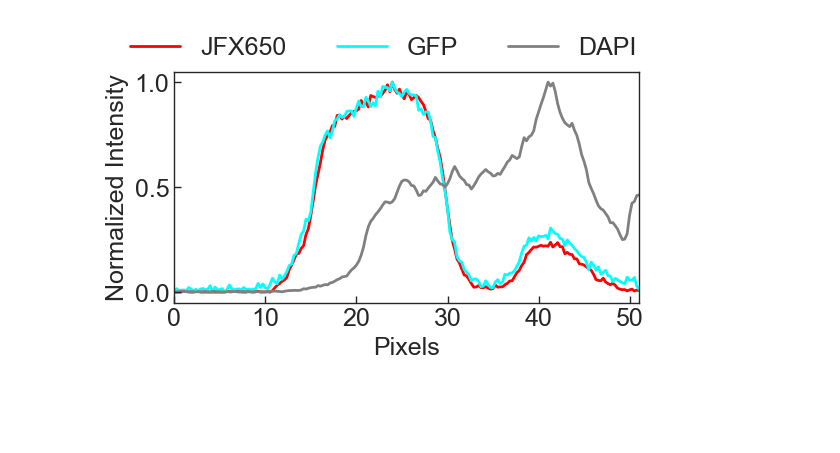
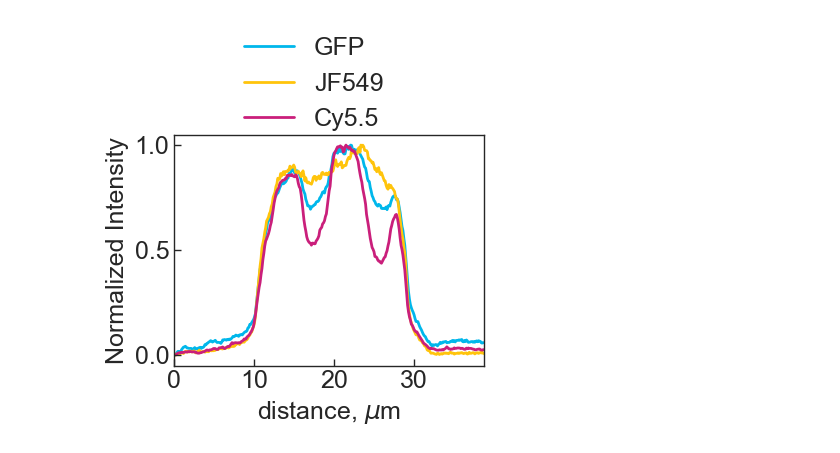
Before and after one commit to Guoming-Gao/GG-general-GuttmanLab, a Jupyter notebook: Plot_CrossSectionLineImageJ.ipynb, the cells around one changed output. Saved outputs shown, nothing was run; the diff lists cells and outputs as text; code cells hidden in the pictures; blank space fills up the shorter version.

```diff
--- a/Plot_CrossSectionLineImageJ.ipynb
+++ b/Plot_CrossSectionLineImageJ.ipynb
@@ -58,5 +17,46 @@ df = pd.DataFrame(
+# %%
+labels = ["GFP", "JF549", "Cy5.5"]
+colors = [
+    "#00B7EB",
+    "#FFC40C",
+    "#CA1F7B",
+]
 # %%
-plt.figure(figsize=(6, 3))
+folder = "/Volumes/guttman/Guoming_Gao-Resnick/Data_BIF/DEFAULT_USER/20250424_ONIdemo_Guoming/Praneeth_data/EZH2_add_salmon/beforebleach"
+os.chdir(folder)
+fnames = [
+    "cell1-GFP.csv",
+    "cell1-JF549.csv",
+    "cell1-Cy55.csv",
+]
+lst_df = [pd.read_csv(fname) for fname in fnames]
+key1 = lst_df[0].keys()[0]
+df = pd.DataFrame(
+    {
+        "pixels": np.concat(
+            [
+                lst_df[0][key1].to_numpy(),
+                lst_df[1][key1].to_numpy(),
+                lst_df[2][key1].to_numpy(),
+            ]
+        ),
+        "label": np.concat(
+            [
+                np.repeat(labels[0], lst_df[0].shape[0]),
+                np.repeat(labels[1], lst_df[1].shape[0]),
+                np.repeat(labels[2], lst_df[2].shape[0]),
+            ]
+        ),
+        "normval": np.concat(
+            [
+                normalize(lst_df[0]["Gray_Value"].to_numpy()),
+                normalize(lst_df[1]["Gray_Value"].to_numpy()),
+                normalize(lst_df[2]["Gray_Value"].to_numpy()),
+            ]
+        ),
+    }
+)
+plt.figure(figsize=(4,3))
 ax = sns.lineplot(
     data=df,
     x="pixels",
@@ -64,41 +64,37 @@ ax = sns.lineplot(
     hue="label",
     lw=2,
     dashes=False,
-    palette=["red", "cyan", "gray"],
+    palette=colors,
 )
-
 sns.move_legend(
     ax,
     "upper center",
-    bbox_to_anchor=(0.45, 1.25),
-    ncol=3,
+    bbox_to_anchor=(0.45, 1.52),
+    ncol=1,
     title=None,
     frameon=False,
     fontsize=18,
 )
-
 plt.xlim(df.pixels.min(), df.pixels.max())
-# plt.ylim(0, 7)
-ax.set_xlabel("Pixels", fontsize=18, loc="center")
+ax.set_xlabel(r"distance, $\mu$m", fontsize=18, loc="center")
 plt.ylabel("Normalized Intensity", fontsize=18)
 plt.gca().spines[:].set_linewidth(1)
 plt.gca().tick_params(
     axis="both",
     which="major",
     labelsize=18,
     direction="in",
     bottom=True,
     left=True,
     length=5,
     width=1,
 )
 plt.gca().set_axisbelow(False)
-
 plt.savefig(
-    "CrossSectionLineNormalized-pleaserename.png",
+    "CrossSectionLineNormalized-cell1.png",
     format="png",
     bbox_inches="tight",
     dpi=300,
 )
 # %% [output]
-[figure, old version]
+[figure, new version]
```
Also changed, not shown: parts of 5 cells of this notebook.
